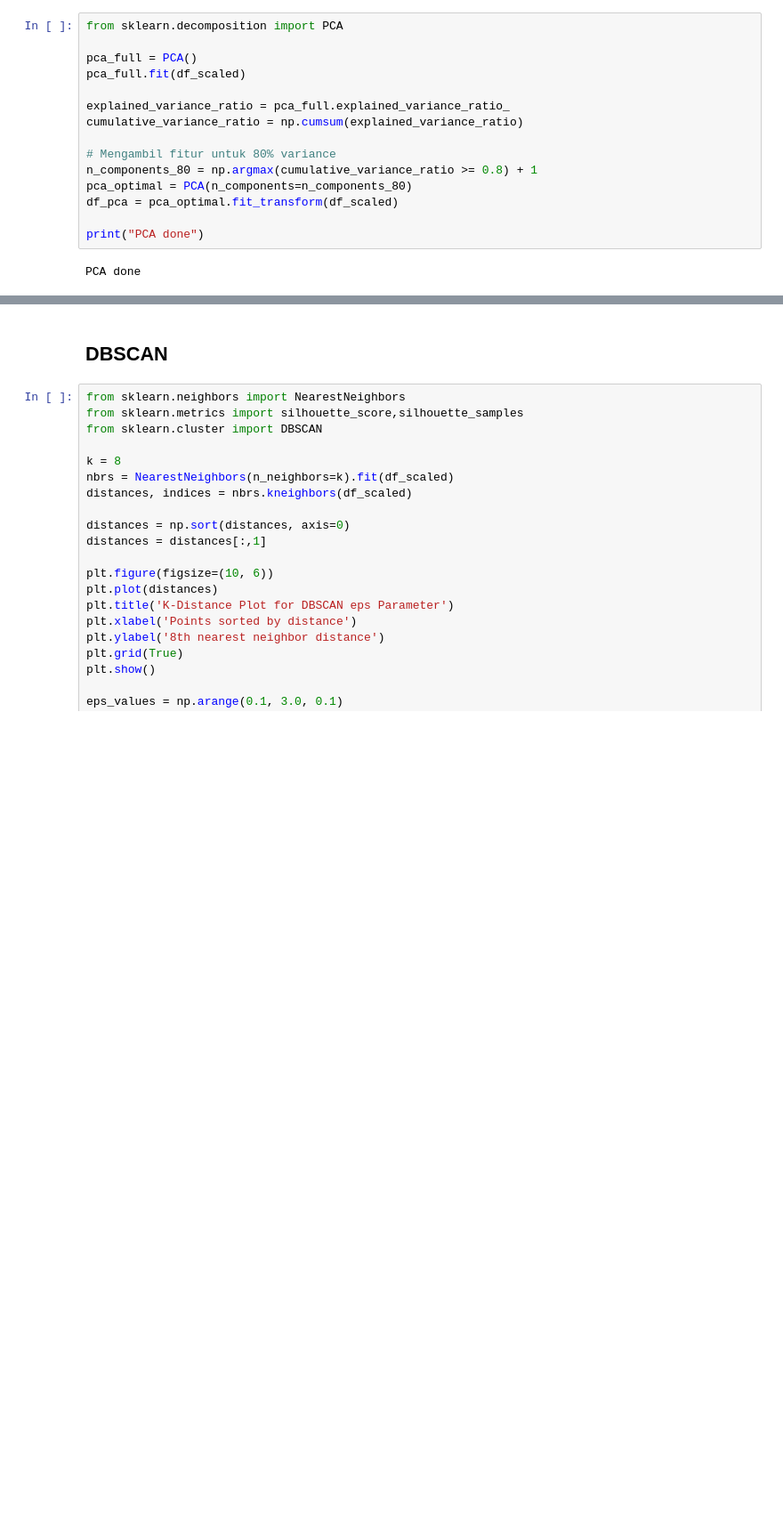
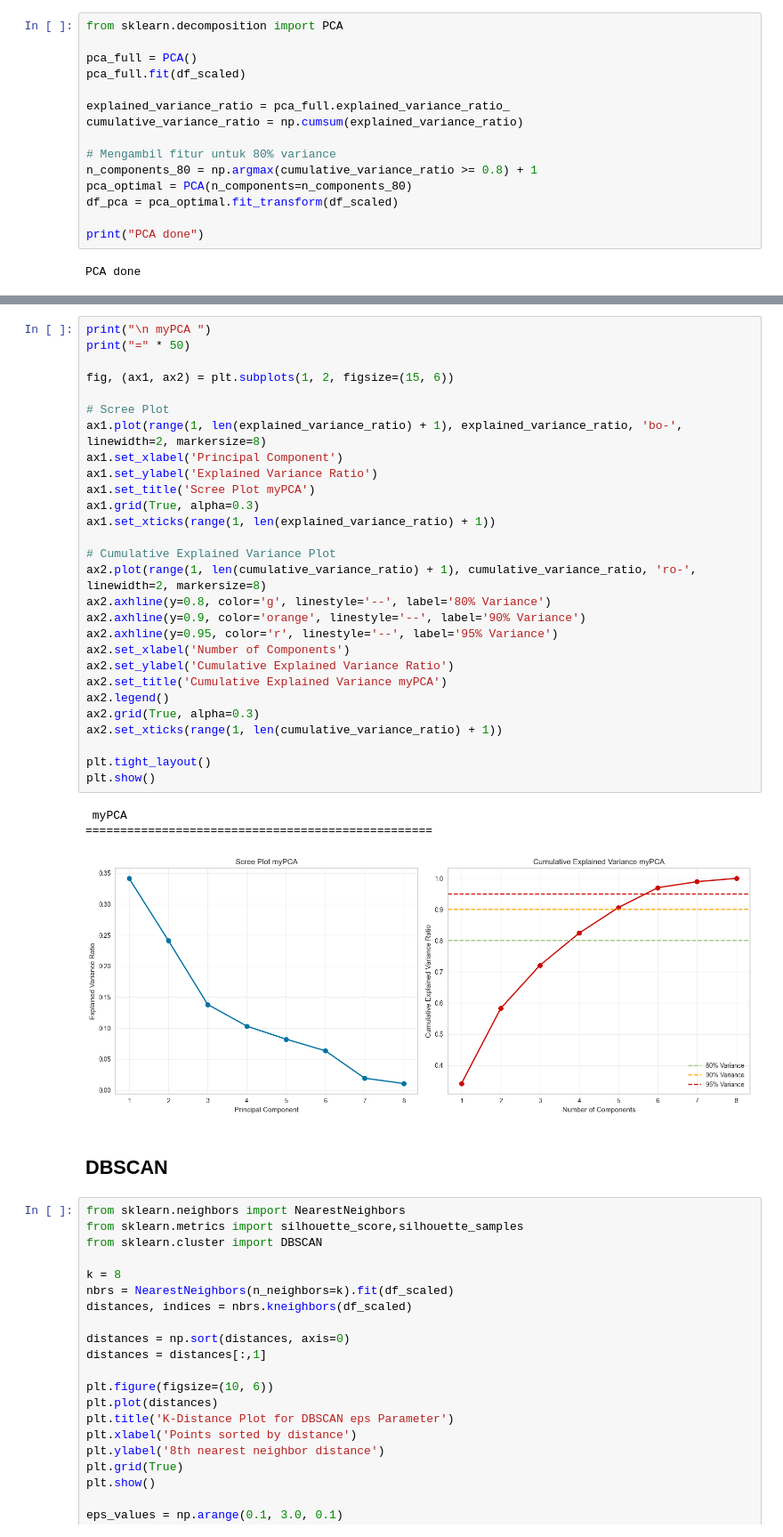
Before and after one commit to stevennowen/Seleksi-AI-Part-2-3, a Jupyter notebook: src/doe_unsupervised.ipynb, the cells around one changed output, grey strips where cells are left out. Shown at 89% size. Drawn from its saved outputs; the diff is of its cells as text; blank space fills up the shorter version.

```diff
--- a/src/doe_unsupervised.ipynb
+++ b/src/doe_unsupervised.ipynb
@@ -370,3 +339,35 @@ PC1-PC8: 1.0000 (100.00%)
+# %%
+print("\n myPCA ")
+print("=" * 50)
+
+fig, (ax1, ax2) = plt.subplots(1, 2, figsize=(15, 6))
+
+# Scree Plot
+ax1.plot(range(1, len(explained_variance_ratio) + 1), explained_variance_ratio, 'bo-', linewidth=2, markersize=8)
+ax1.set_xlabel('Principal Component')
+ax1.set_ylabel('Explained Variance Ratio')
+ax1.set_title('Scree Plot myPCA')
+ax1.grid(True, alpha=0.3)
+ax1.set_xticks(range(1, len(explained_variance_ratio) + 1))
+
+# Cumulative Explained Variance Plot
+ax2.plot(range(1, len(cumulative_variance_ratio) + 1), cumulative_variance_ratio, 'ro-', linewidth=2, markersize=8)
+ax2.axhline(y=0.8, color='g', linestyle='--', label='80% Variance')
+ax2.axhline(y=0.9, color='orange', linestyle='--', label='90% Variance')
+ax2.axhline(y=0.95, color='r', linestyle='--', label='95% Variance')
+ax2.set_xlabel('Number of Components')
+ax2.set_ylabel('Cumulative Explained Variance Ratio')
+ax2.set_title('Cumulative Explained Variance myPCA')
+ax2.legend()
+ax2.grid(True, alpha=0.3)
+ax2.set_xticks(range(1, len(cumulative_variance_ratio) + 1))
+
+plt.tight_layout()
+plt.show()
+# %% [output]
+ myPCA
+==================================================
+[figure, added]
 # %% [markdown]
 ## DBSCAN
 # %%
```
Also changed, not shown: parts of 12 cells of this notebook, 3 other files.
